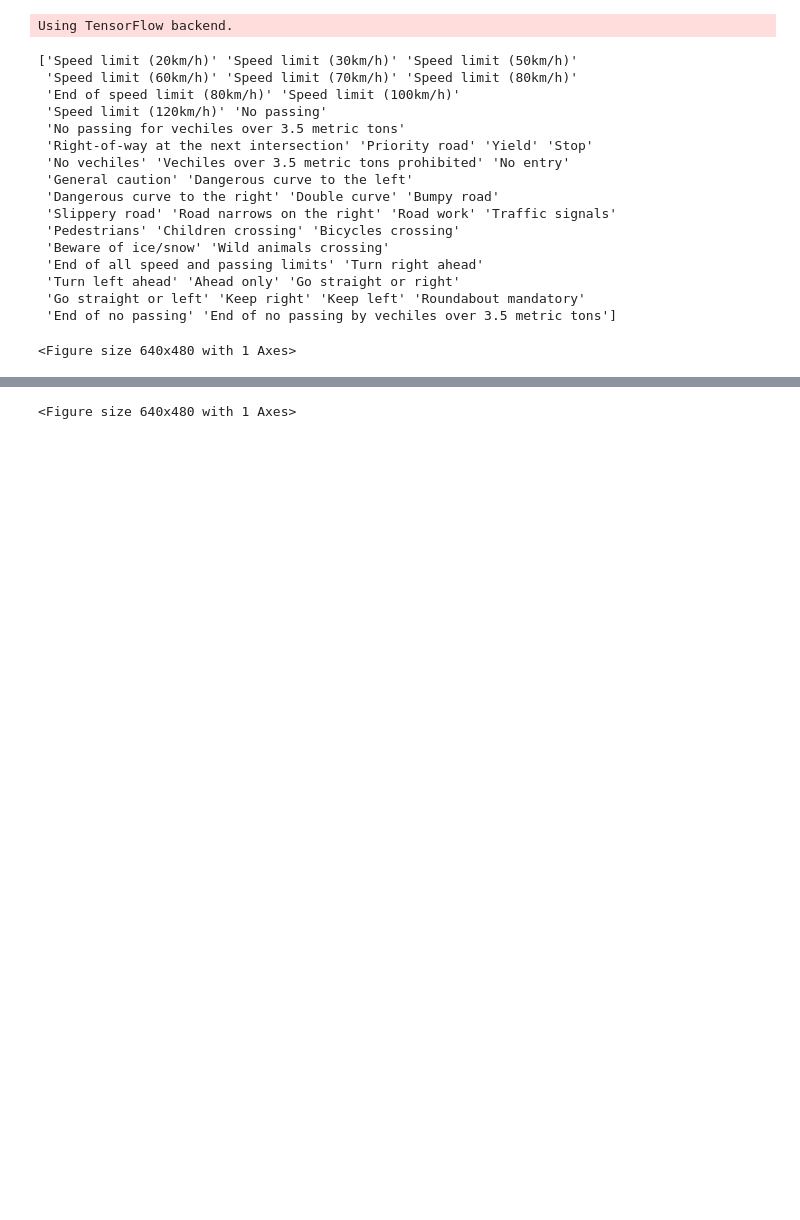
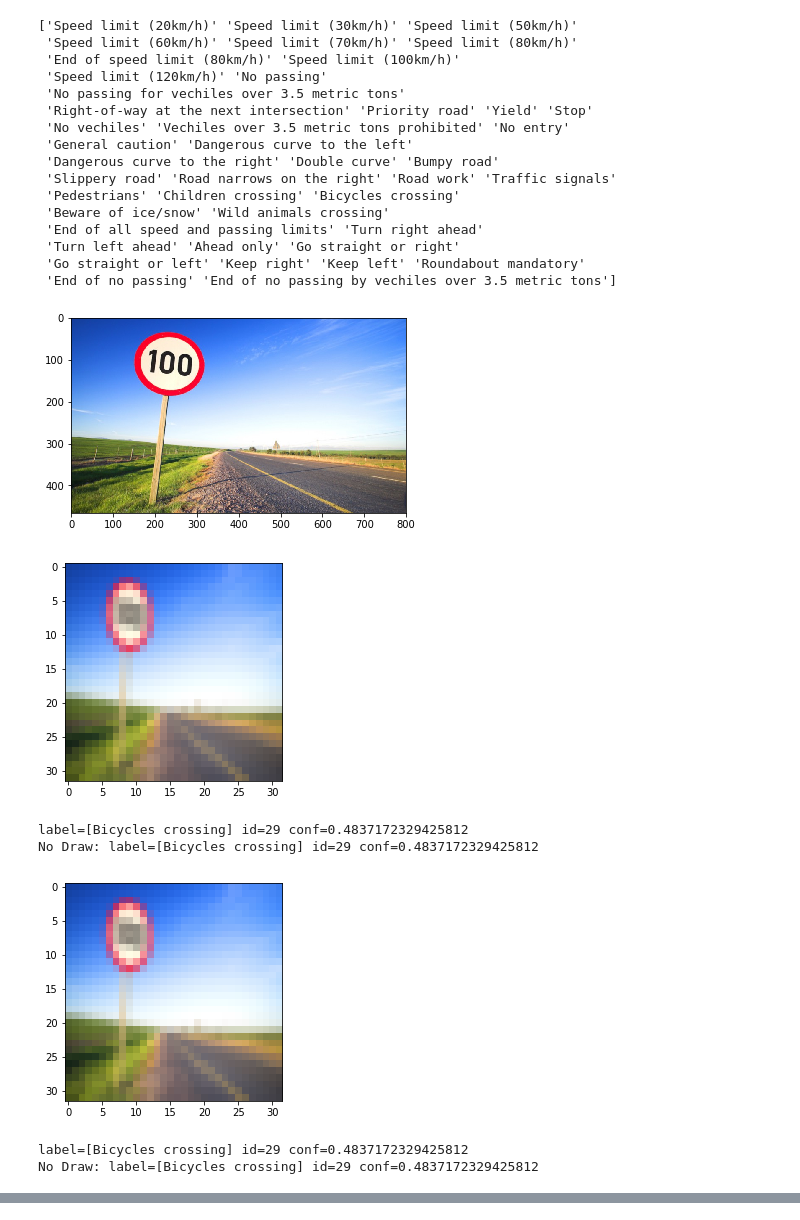
Before and after one commit to duoergun0729/adversarial_examples, a Jupyter notebook: code/traffic_sign.ipynb, the cells around one changed output, grey strips where cells are left out. Drawn from its saved outputs; the diff is of its cells as text; code cells hidden in the pictures; blank space fills up the shorter version.

```diff
--- a/code/traffic_sign.ipynb
+++ b/code/traffic_sign.ipynb
@@ -139,8 +139,8 @@ def find_circles(img, mg_ratio=0.4, n_circles=1):
 
     #通过调节minRadius=20,maxRadius=250设置可以检测的车牌大小
     circles = cv2.HoughCircles(grayImg, cv2.HOUGH_GRADIENT, 1, 200,
-                               param1=50, param2=30, minRadius=10,
-                               maxRadius=100)
+                               param1=50, param2=30, minRadius=20,
+                               maxRadius=250)
 
     bboxes = []
     try:
@@ -186,50 +186,56 @@ def demo():
     bboxes = find_circles(show_img, mg_ratio=0.4, n_circles=3)
     for bbox in bboxes:
         crop = crop_bb(show_img, bbox)
         #resized_im = resize(crop)
         resized_im=misc.imresize(show_img, (32,32), interp="bilinear")
 
-        #plt.imshow(resized_im)
-        #plt.show()
+        plt.imshow(resized_im)
+        plt.show()
 
         resized_im=resized_im.reshape(INPUT_SHAPE)
+        resized_im=(resized_im / 255.).astype(np.float32)
         #print(resized_im)
         #resized_im =np.expand_dims(resized_im, axis=0)
         #label = signnames[predict(model, resized_im)]
         label = np.argmax(model.predict(resized_im)[0])
         conf = np.max(softmax(model.predict(resized_im)[0]))
         # Consider detection only if confidence is larger than threshold
         print("label=[{}] id={} conf={}".format(signnames[label],label,conf))
         if (conf > CONF_THRES ) and  (label in cir_cls) :
             print("Draw: label=[{}] id={} conf={}".format(signnames[label],label,conf))
             show_img = draw_bb(show_img, bbox)
             # Put label and confidence
             cv2.putText(show_img, '{}: {:.2f}'.format(signnames[label], conf), (bbox[0], bbox[1] - 10),
                         cv2.FONT_HERSHEY_SIMPLEX, 1, (0, 1, 0), 2)
         else:
             print('No Draw: label=[{}] id={} conf={}'.format(signnames[label],label, conf))
 
 
     show_img=np.uint8(show_img * 255)
     plt.imshow(show_img)
     plt.show()
 demo()
 # %% [output]
-Using TensorFlow backend.
+['Speed limit (20km/h)' 'Speed limit (30km/h)' 'Speed limit (50km/h)'
+ 'Speed limit (60km/h)' 'Speed limit (70km/h)' 'Speed limit (80km/h)'
+ 'End of speed limit (80km/h)' 'Speed limit (100km/h)'
+ 'Speed limit (120km/h)' 'No passing'
+ 'No passing for vechiles over 3.5 metric tons'
+ 'Right-of-way at the next intersection' 'Priority road' 'Yield' 'Stop'
+ 'No vechiles' 'Vechiles over 3.5 metric tons prohibited' 'No entry'
+ 'General caution' 'Dangerous curve to the left'
+ 'Dangerous curve to the right' 'Double curve' 'Bumpy road'
+ 'Slippery road' 'Road narrows on the right' 'Road work' 'Traffic signals'
+ 'Pedestrians' 'Children crossing' 'Bicycles crossing'
+ 'Beware of ice/snow' 'Wild animals crossing'
+ 'End of all speed and passing limits' 'Turn right ahead'
+ 'Turn left ahead' 'Ahead only' 'Go straight or right'
+ 'Go straight or left' 'Keep right' 'Keep left' 'Roundabout mandatory'
+ 'End of no passing' 'End of no passing by vechiles over 3.5 metric tons']
+[figure, added]
+[figure, added]
-['Speed limit (20km/h)' 'Speed limit (30km/h)' 'Speed limit (50km/h)'
- 'Speed limit (60km/h)' 'Speed limit (70km/h)' 'Speed limit (80km/h)'
- 'End of speed limit (80km/h)' 'Speed limit (100km/h)'
- 'Speed limit (120km/h)' 'No passing'
- 'No passing for vechiles over 3.5 metric tons'
- 'Right-of-way at the next intersection' 'Priority road' 'Yield' 'Stop'
- 'No vechiles' 'Vechiles over 3.5 metric tons prohibited' 'No entry'
- 'General caution' 'Dangerous curve to the left'
- 'Dangerous curve to the right' 'Double curve' 'Bumpy road'
- 'Slippery road' 'Road narrows on the right' 'Road work' 'Traffic signals'
- 'Pedestrians' 'Children crossing' 'Bicycles crossing'
- 'Beware of ice/snow' 'Wild animals crossing'
- 'End of all speed and passing limits' 'Turn right ahead'
- 'Turn left ahead' 'Ahead only' 'Go straight or right'
- 'Go straight or left' 'Keep right' 'Keep left' 'Roundabout mandatory'
- 'End of no passing' 'End of no passing by vechiles over 3.5 metric tons']
+label=[Bicycles crossing] id=29 conf=0.4837172329425812
+No Draw: label=[Bicycles crossing] id=29 conf=0.4837172329425812
+[figure, added]
-<Figure size 640x480 with 1 Axes>
+label=[Bicycles crossing] id=29 conf=0.4837172329425812
+No Draw: label=[Bicycles crossing] id=29 conf=0.4837172329425812
@@ -240 +244,0 @@ No Draw: label=[Yield] id=13 conf=1.0
-<Figure size 640x480 with 1 Axes>
```
Also changed, not shown: parts of 2 cells of this notebook.
